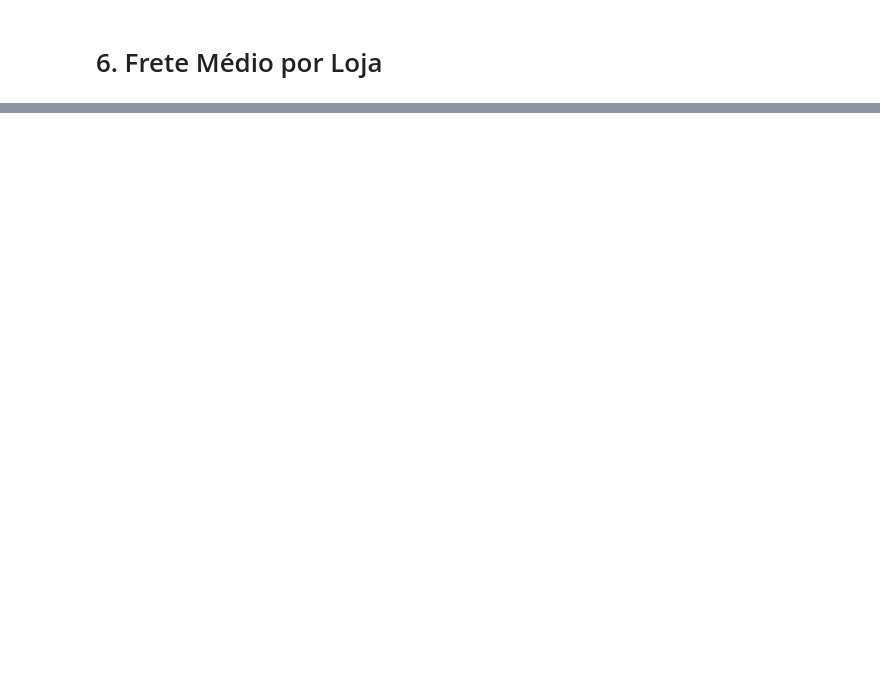
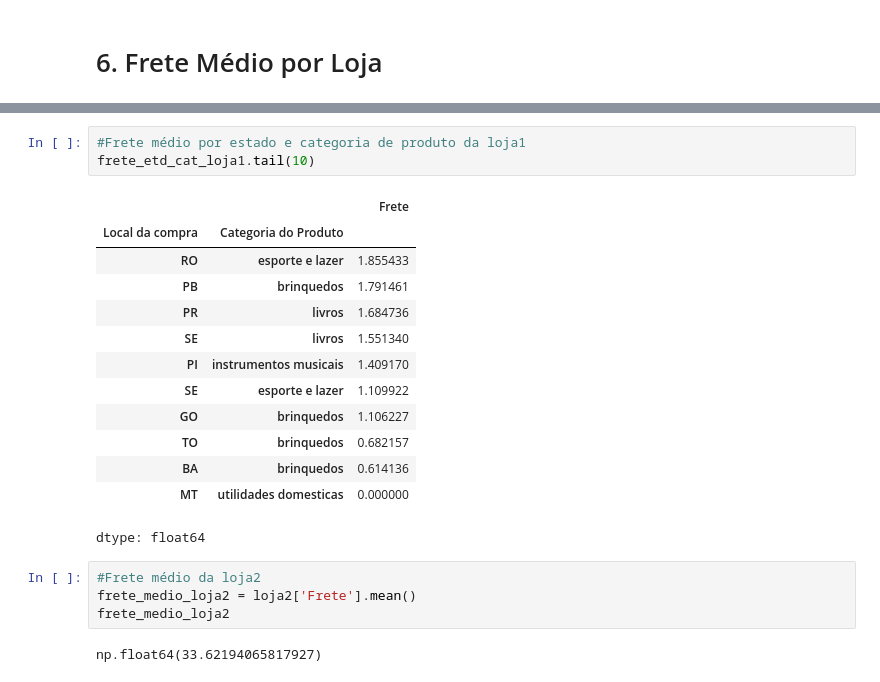
Before and after one commit to MiguelLuan/AluraStore, a Jupyter notebook: AluraStore.ipynb, the cells around one changed output, grey strips where cells are left out. Saved outputs shown, nothing was run; the diff lists cells and outputs as text; blank space fills up the shorter version.

```diff
--- a/AluraStore.ipynb
+++ b/AluraStore.ipynb
@@ -275,0 +438,23 @@ qtd_produtos_loja4
+# %%
+#Frete médio por estado e categoria de produto da loja1
+frete_etd_cat_loja1.tail(10)
+# %% [output]
+|  |  | Frete |
+| Local da compra | Categoria do Produto |  |
+| RO | esporte e lazer | 1.855433 |
+| PB | brinquedos | 1.791461 |
+| PR | livros | 1.684736 |
+| SE | livros | 1.551340 |
+| PI | instrumentos musicais | 1.409170 |
+| SE | esporte e lazer | 1.109922 |
+| GO | brinquedos | 1.106227 |
+| TO | brinquedos | 0.682157 |
+| BA | brinquedos | 0.614136 |
+| MT | utilidades domesticas | 0.000000 |
+dtype: float64
+# %%
+#Frete médio da loja2
+frete_medio_loja2 = loja2['Frete'].mean()
+frete_medio_loja2
+# %% [output]
+np.float64(33.62194065817927)
```
Also changed, not shown: parts of 28 cells of this notebook.
